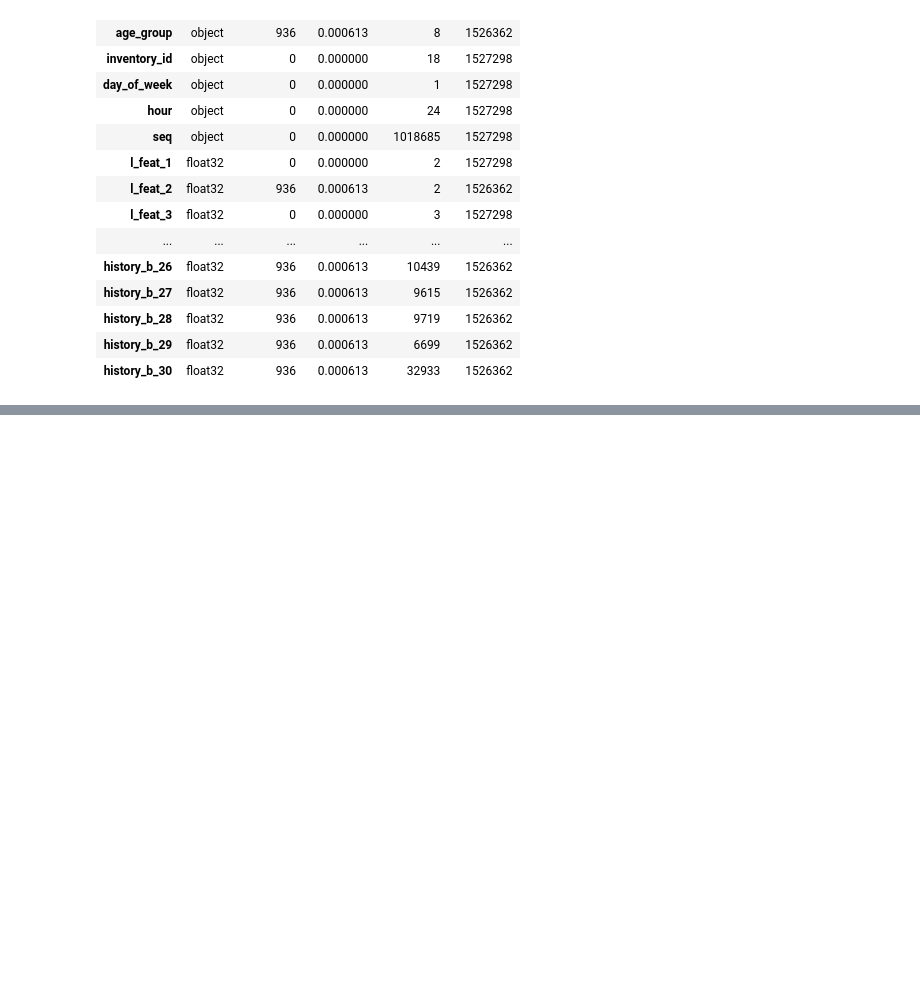
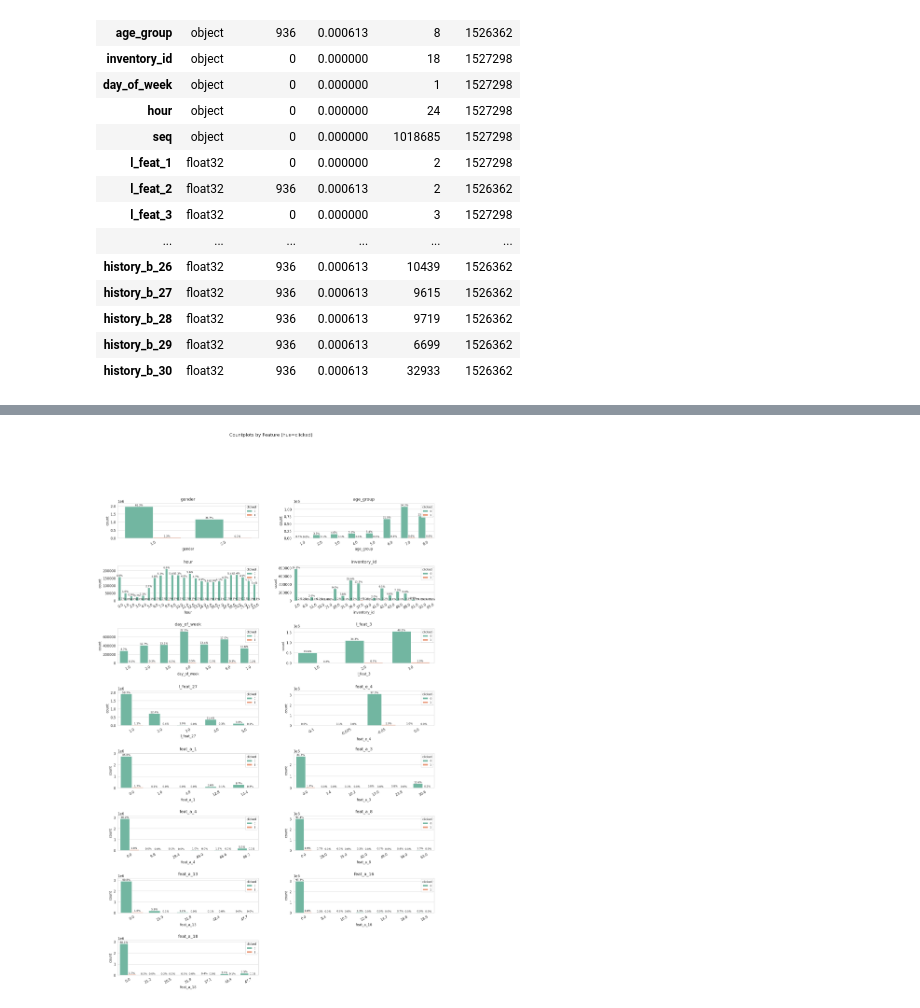
Before and after one commit to jiyoungeeeeeeeeeeeeeeeeeeeee/-Toss-CTR, a Jupyter notebook: CTR_test_EDA.ipynb, the cells around one changed output, grey strips where cells are left out. Drawn from its saved outputs; the diff is of its cells as text; code cells hidden in the pictures; blank space fills up the shorter version.

```diff
--- a/CTR_test_EDA.ipynb
+++ b/CTR_test_EDA.ipynb
@@ -116,0 +219,91 @@ summary(test).style.background_gradient(cmap='Blues')
+# %%
+import matplotlib.gridspec as gridspec
+import matplotlib as mpl
+import seaborn as sns
+import matplotlib.pyplot as plt
+
+# ------------------------------
+# 기본 스타일 & 폰트 크기
+# ------------------------------
+mpl.rc('font', size=12)
+sns.set_style("whitegrid")
+
+# ------------------------------
+# 피처 목록 (원본 그대로)
+# ------------------------------
+bin_features = [
+    'gender', 'age_group', 'hour', 'inventory_id', 'day_of_week',
+    'l_feat_3', 'l_feat_27', 'feat_e_4', 'feat_a_1', 'feat_a_3',
+    'feat_a_4', 'feat_a_8', 'feat_a_13', 'feat_a_16', 'feat_a_18'
+]
+
+# ------------------------------
+# 보조 함수: 막대 위 퍼센트 라벨
+# (전체 데이터 대비 비율 표시)
+# ------------------------------
+def write_percent(ax, total_size):
+    # 패치가 없을 때(데이터 없는 축 등) 안전 처리
+    if not hasattr(ax, "patches"):
+        return
+    for p in ax.patches:
+        height = p.get_height()
+        # 높이가 0인 막대는 스킵
+        if height <= 0:
+            continue
+        ax.text(
+            p.get_x() + p.get_width() / 2.0,
+            height,
+            f'{height / total_size:.1%}',
+            ha='center', va='bottom', fontsize=9, rotation=0
+        )
+
+# ------------------------------
+# Figure & GridSpec 설정
+# (오타 수정: (20, 30), 충분한 세로 크기)
+# ------------------------------
+fig = plt.figure(figsize=(20, 30))
+grid = gridspec.GridSpec(
+    nrows=8, ncols=2, figure=fig,
+    wspace=0.25,  # 좌우 간격
+    hspace=0.8    # 상하 간격 (제목/범례 겹침 방지)
+)
+
+# ------------------------------
+# 서브플롯 루프
+# ------------------------------
+total_size = len(train)
+for idx, feature in enumerate(bin_features):
+    ax = fig.add_subplot(grid[idx])
+
+    # seaborn.countplot 최신 시그니처: data=... + 문자열 컬럼명 권장
+    sns.countplot(
+        data=train,
+        x=feature,
+        hue='clicked',
+        palette='Set2',
+        ax=ax
+    )
+
+    # 제목
+    ax.set_title(f'{feature}', pad=10)
+
+    # x tick 라벨 겹침 방지
+    ax.tick_params(axis='x', labelrotation=30)
+    # 너무 긴 라벨이면 자동 줄바꿈(간단히 회전으로 처리, 더 필요하면 textwrap 사용)
+
+    # 범례 위치/크기(겹치지 않도록 오른쪽 위)
+    leg = ax.legend(title='clicked', loc='upper right', fontsize=9, title_fontsize=10)
+    # 범례가 가끔 그래프 영역 가리면, 아래처럼 밖으로 뺄 수도 있음
+    # ax.legend(title='clicked', bbox_to_anchor=(1.02, 1), loc='upper left', borderaxespad=0.)
+
+    # 퍼센트 라벨(전체 대비 비율)
+    write_percent(ax, total_size)
+
+    # 상단 여백 약간
+    ax.margins(y=0.10)
+
+# 빈 칸(총 16칸 중 15개 사용) 하나는 비워둠
+plt.suptitle('Countplots by Feature (hue=clicked)', fontsize=16, y=0.995)
+plt.show()
+# %% [output]
+[figure, added]
```
Also changed, not shown: parts of 7 cells of this notebook.
